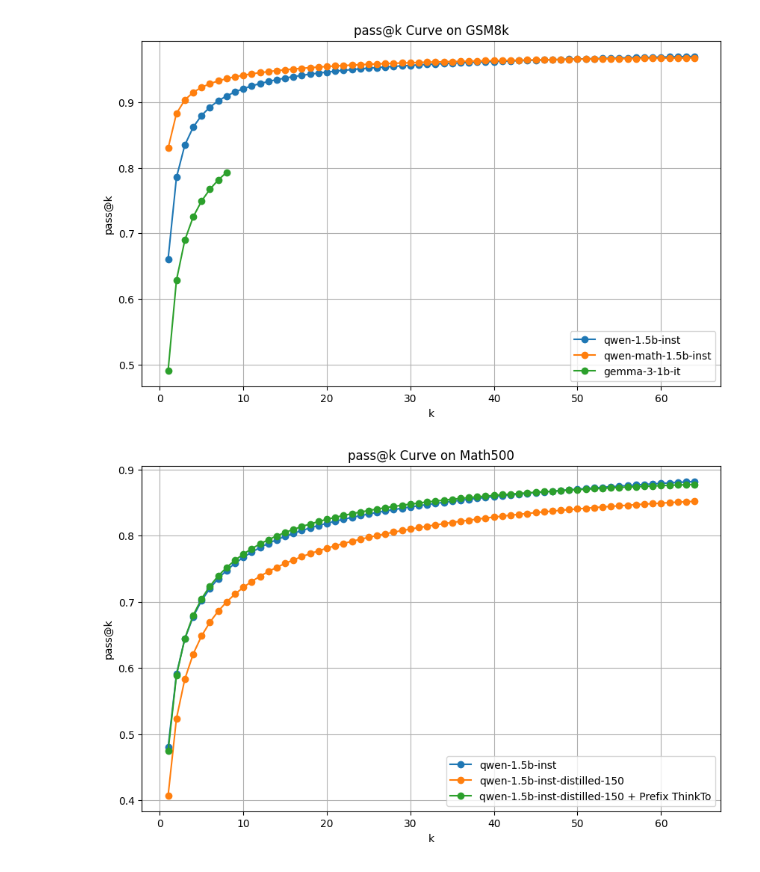
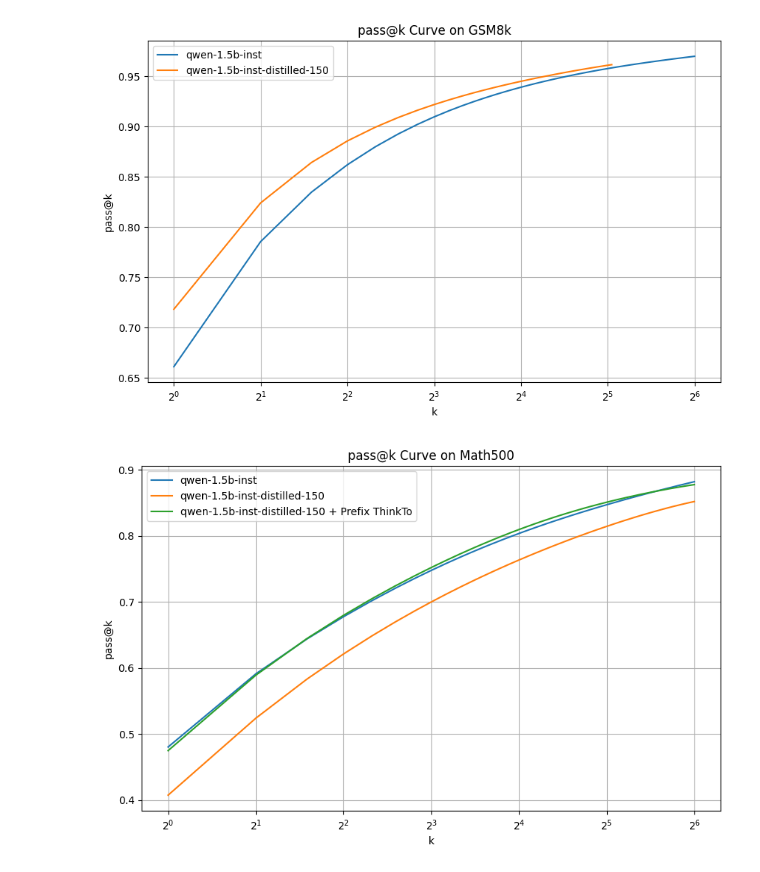
Before and after one commit to NNHieu/VREvals, a Jupyter notebook: notebooks/PlotPassK.ipynb, the cells around one changed output. Drawn from its saved outputs; the diff is of its cells as text; code cells hidden in the pictures.

```diff
--- a/notebooks/PlotPassK.ipynb
+++ b/notebooks/PlotPassK.ipynb
@@ -17,17 +88,17 @@ all_metrics = {}
 with open("runs/default/gsm8k.qwen-1.5b-inst/direct/sample_2/metrics.11.22,21:34.json", encoding='utf-8') as f:
     all_metrics['qwen-1.5b-inst'] = json.load(f)['overall']
 
-with open("runs/default/gsm8k.qwen-math-1.5b-inst/direct/sample_1/metrics.11.22,21:46.json", encoding='utf-8') as f:
-    all_metrics['qwen-math-1.5b-inst'] = json.load(f)['overall']
+# with open("runs/default/gsm8k.qwen-math-1.5b-inst/direct/sample_1/metrics.11.22,21:46.json", encoding='utf-8') as f:
+#     all_metrics['qwen-math-1.5b-inst'] = json.load(f)['overall']
 
-with open("runs/default/gsm8k.gemma-3-1b-it/direct/sample_1/metrics.11.23,19:32.json", encoding='utf-8') as f:
-    all_metrics['gemma-3-1b-it'] = json.load(f)['overall']
+# with open("runs/default/gsm8k.gemma-3-1b-it/direct/sample_1/metrics.11.23,19:32.json", encoding='utf-8') as f:
+#     all_metrics['gemma-3-1b-it'] = json.load(f)['overall']
 
 # with open("runs/default/gsm8k.qwen-1.5b-inst/distilled-100.direct/sample_1/metrics.11.23,14:27.json", encoding='utf-8') as f:
 #     all_metrics['qwen-1.5b-inst-distilled-100'] = json.load(f)['overall']
 
-# with open("runs/default/gsm8k.qwen-1.5b-inst/distilled-150.direct/sample_1/metrics.11.23,14:22.json", encoding='utf-8') as f:
-#     all_metrics['qwen-1.5b-inst-distilled-150'] = json.load(f)['overall']
+with open("runs/default/gsm8k.qwen-1.5b-inst/distilled-150.direct/sample_1/metrics.11.23,14:22.json", encoding='utf-8') as f:
+    all_metrics['qwen-1.5b-inst-distilled-150'] = json.load(f)['overall']
 
 plt.figure(figsize=(10,6))
 
@@ -35,46 +106,48 @@ for model_name, metrics in all_metrics.items():
     pass_at_k = metrics['pass_at_k']
     ks = [int(k.split('@')[1]) for k in pass_at_k.keys()]
     values = [pass_at_k[f'pass@{k}'] for k in ks]
-    plt.plot(ks, values, marker='o', label=model_name)
+    plt.plot(ks, values, label=model_name)
 
 plt.xlabel('k')
 plt.ylabel('pass@k')
 plt.title('pass@k Curve on GSM8k')
+plt.xscale('log', base=2)
 plt.grid(True)
 plt.legend()
 plt.show()
 # %% [output]
-[figure, old version]
+[figure, new version]
 # %%
 all_metrics = {}
 with open("runs/default/math500.qwen-1.5b-inst/direct/sample_1/metrics.11.23,3:39.json", encoding='utf-8') as f:
     all_metrics['qwen-1.5b-inst'] = json.load(f)['overall']
 
 with open("runs/default/math500.qwen-1.5b-inst/distilled-150.direct/sample_1/metrics.11.23,3:40.json", encoding='utf-8') as f:
     all_metrics['qwen-1.5b-inst-distilled-150'] = json.load(f)['overall']
 
 # with open("runs/default/math500.qwen-1.5b-inst/distilled-150.direct/sample_2/metrics.11.23,14:56.json", encoding='utf-8') as f:
 #     all_metrics['qwen-1.5b-inst-distilled-150 (max-token=10000)'] = json.load(f)['overall']
 
 # with open("runs/default/math500.qwen-1.5b-inst/distilled-150.prefix/To/metrics.11.23,4:7.json", encoding='utf-8') as f:
 #     all_metrics['qwen-1.5b-inst-distilled-150 + Prefix To'] = json.load(f)['overall']
 
 with open("runs/default/math500.qwen-1.5b-inst/distilled-150.prefix/ThinkTo/metrics.11.23,15:19.json", encoding='utf-8') as f:
     all_metrics['qwen-1.5b-inst-distilled-150 + Prefix ThinkTo'] = json.load(f)['overall']
 
 plt.figure(figsize=(10,6))
 
 for model_name, metrics in all_metrics.items():
     pass_at_k = metrics['pass_at_k']
     ks = [int(k.split('@')[1]) for k in pass_at_k.keys()]
     values = [pass_at_k[f'pass@{k}'] for k in ks]
-    plt.plot(ks, values, marker='o', label=model_name)
+    plt.plot(ks, values, label=model_name)
 
 plt.xlabel('k')
 plt.ylabel('pass@k')
 plt.title('pass@k Curve on Math500')
+plt.xscale('log', base=2)
 plt.grid(True)
 plt.legend()
 plt.show()
 # %% [output]
-[figure, old version]
+[figure, new version]
```
Also changed, not shown: parts of 6 cells of this notebook, 27 other files.
